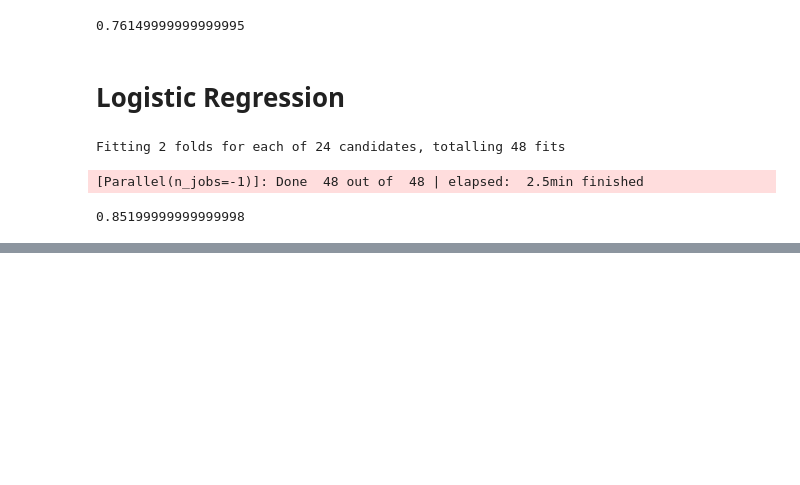
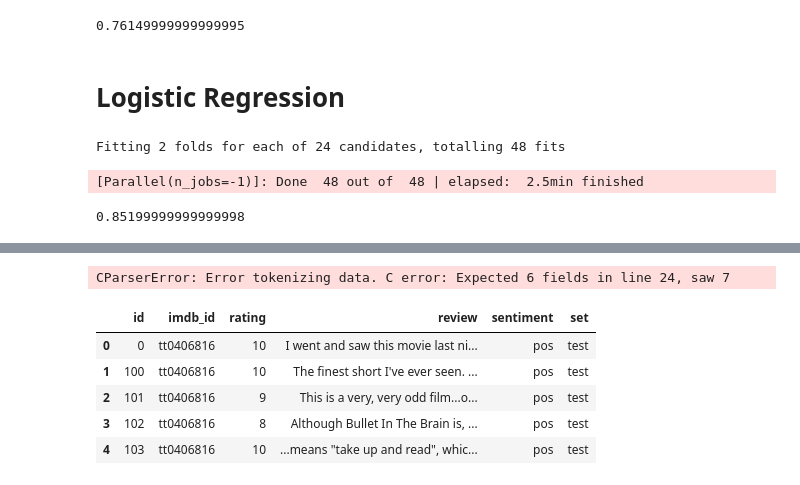
Before and after one commit to JoshuaGoerner/AppleSilverLords, a Jupyter notebook: notebooks/Feature Generation & first Baseline.ipynb, the cells around one changed output, grey strips where cells are left out. Cells and saved outputs as stored; diff of their text form; code cells hidden in the pictures; blank space fills up the shorter version.

```diff
--- a/notebooks/Feature Generation & first Baseline.ipynb
+++ b/notebooks/Feature Generation & first Baseline.ipynb
@@ -179,0 +274,18 @@ lr.score(test_review, test_lbl)
+# %%
+df_test = pd.read_csv(
+    "/Users/joshuagorner/Downloads/TestTrainingSentiments.csv",
+    delimiter=";"
+)
+# %% [output]
+CParserError: Error tokenizing data. C error: Expected 6 fields in line 24, saw 7
+# %%
+df_test = pd.read_csv("../data/processed/data_train_test_imdb_ids.csv")
+# %%
+df_test.head()
+# %% [output]
+|  | id | imdb_id | rating | review | sentiment | set |
+| 0 | 0 | tt0406816 | 10 | I went and saw this movie last ni... | pos | test |
+| 1 | 100 | tt0406816 | 10 | The finest short I've ever seen. ... | pos | test |
+| 2 | 101 | tt0406816 | 9 | This is a very, very odd film...o... | pos | test |
+| 3 | 102 | tt0406816 | 8 | Although Bullet In The Brain is, ... | pos | test |
+| 4 | 103 | tt0406816 | 10 | ...means "take up and read", whic... | pos | test |
```
Also changed, not shown: parts of 16 cells of this notebook, 6 other files.
